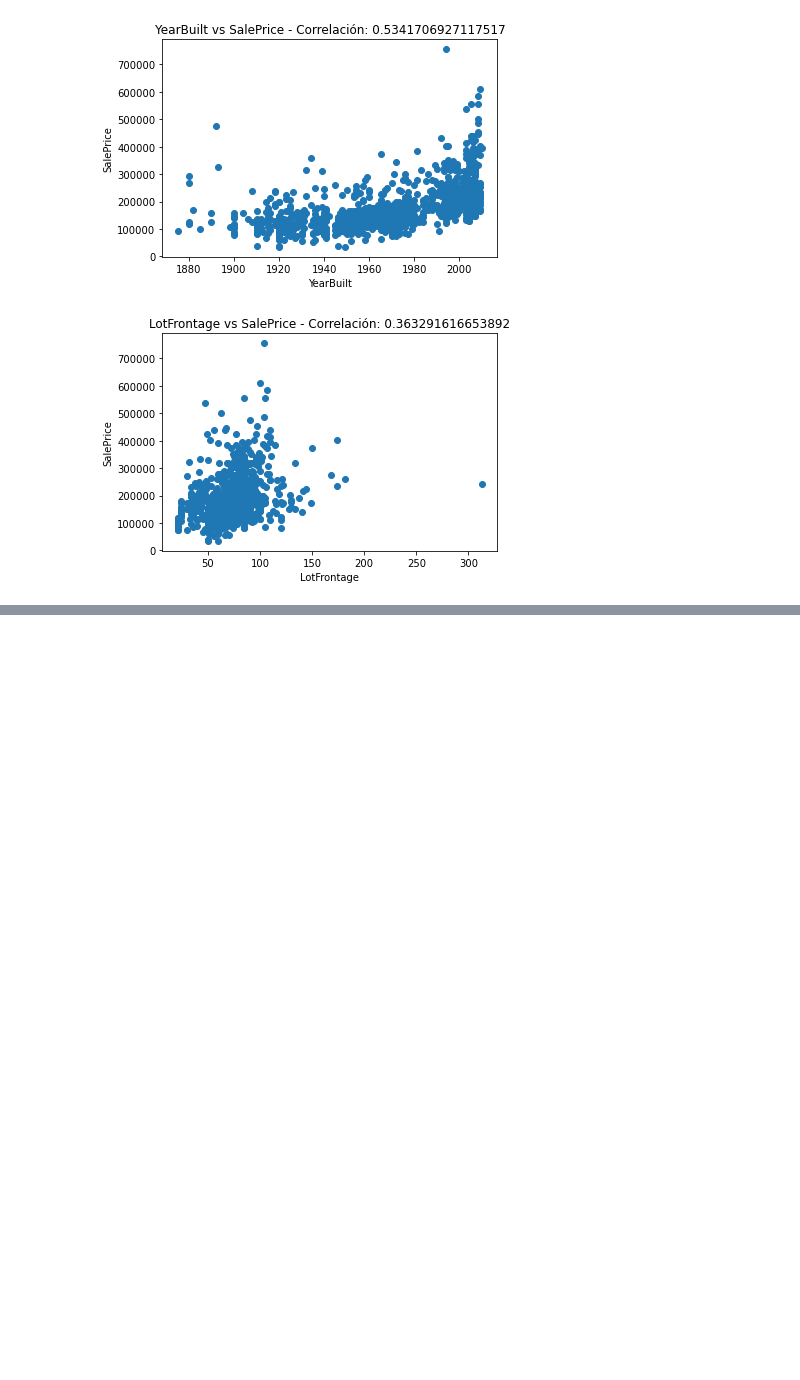
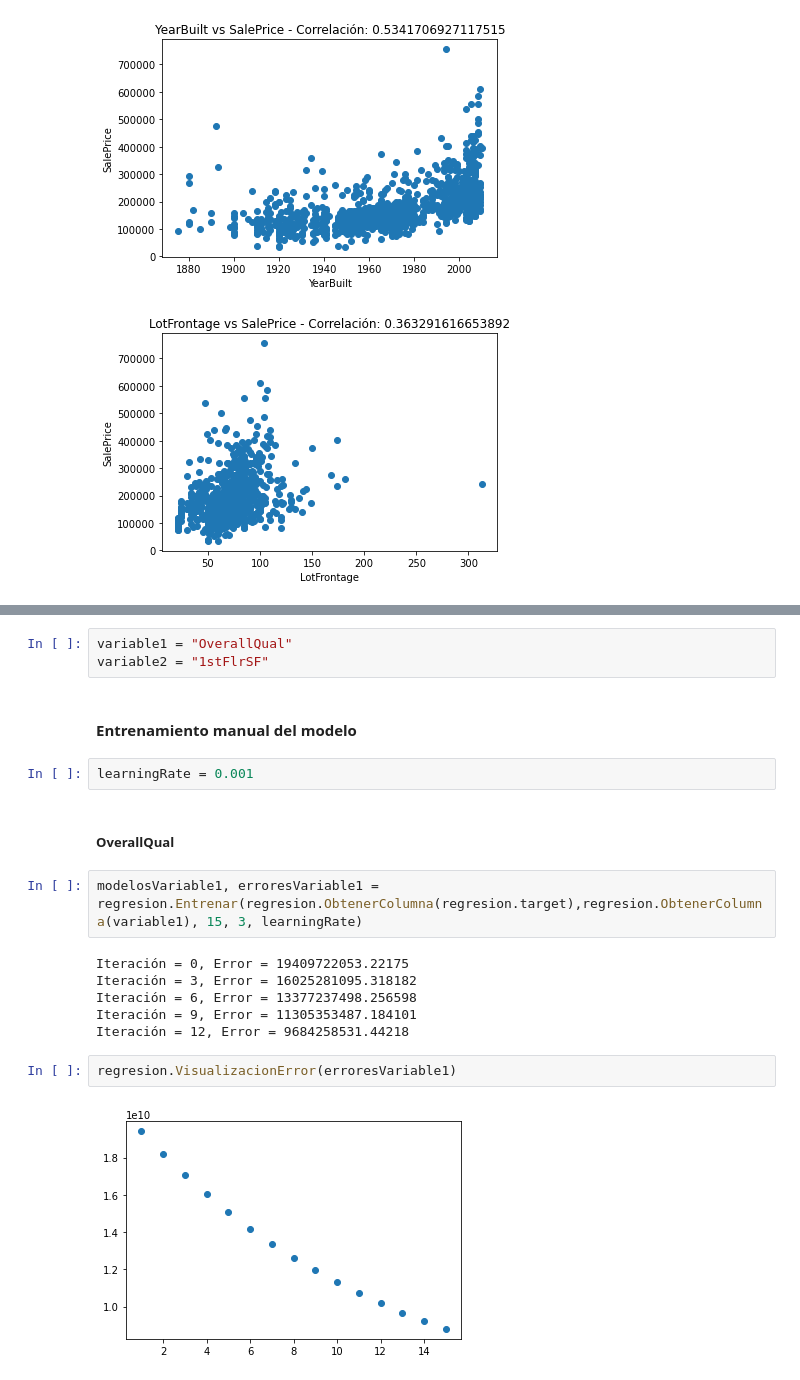
Before and after one commit to duartefrancisco/SLI-Proyecto1, a Jupyter notebook: Proyecto.ipynb, the cells around one changed output, grey strips where cells are left out. Saved outputs shown, nothing was run; the diff lists cells and outputs as text; blank space fills up the shorter version.

```diff
--- a/Proyecto.ipynb
+++ b/Proyecto.ipynb
@@ -72,0 +77,21 @@ regresion.AnalisisVariablesIndependientes()
+# %%
+variable1 = "OverallQual"
+variable2 = "1stFlrSF"
+# %% [markdown]
+#### Entrenamiento manual del modelo
+# %%
+learningRate = 0.001
+# %% [markdown]
+##### OverallQual
+# %%
+modelosVariable1, erroresVariable1 = regresion.Entrenar(regresion.ObtenerColumna(regresion.target),regresion.ObtenerColumna(variable1), 15, 3, learningRate)
+# %% [output]
+Iteración = 0, Error = 19409722053.22175
+Iteración = 3, Error = 16025281095.318182
+Iteración = 6, Error = 13377237498.256598
+Iteración = 9, Error = 11305353487.184101
+Iteración = 12, Error = 9684258531.44218
+# %%
+regresion.VisualizacionError(erroresVariable1)
+# %% [output]
+[figure, added]
```
Also changed, not shown: parts of 18 cells of this notebook.
